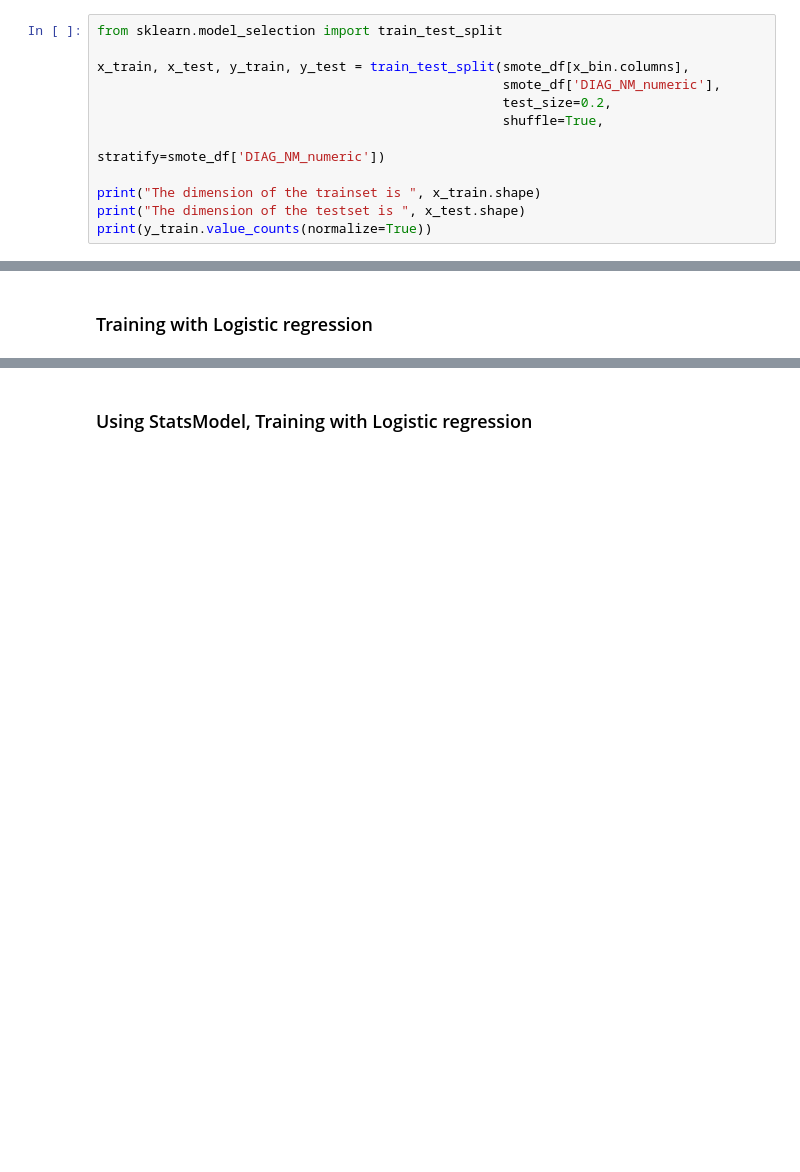
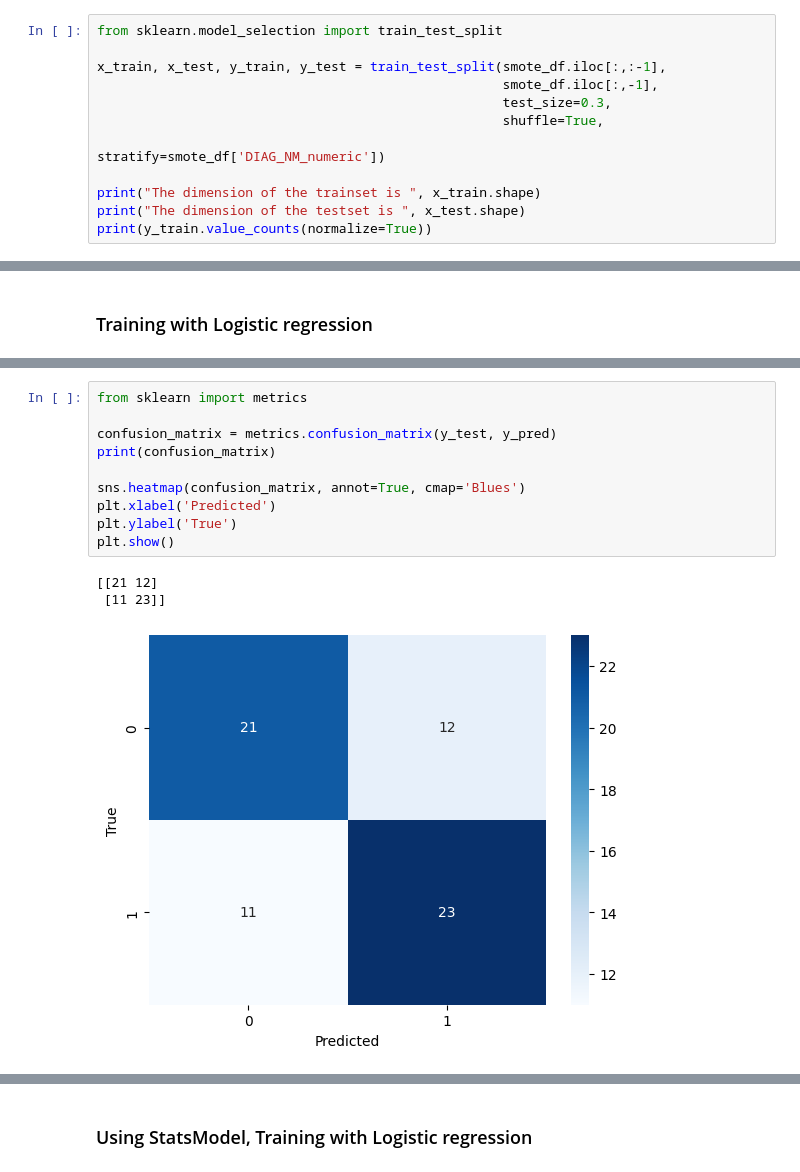
Before and after one commit to raewoo0908/INE2018, a Jupyter notebook: project.ipynb, the cells around one changed output, grey strips where cells are left out. Drawn from its saved outputs; the diff is of its cells as text; blank space fills up the shorter version.

```diff
--- a/project.ipynb
+++ b/project.ipynb
@@ -279,9 +169,9 @@ Name: DIAG_NM_numeric, Length: 174, dtype: int64
 # %%
 from sklearn.model_selection import train_test_split
 
-x_train, x_test, y_train, y_test = train_test_split(smote_df[x_bin.columns],
-                                                    smote_df['DIAG_NM_numeric'],
-                                                    test_size=0.2,
+x_train, x_test, y_train, y_test = train_test_split(smote_df.iloc[:,:-1],
+                                                    smote_df.iloc[:,-1],
+                                                    test_size=0.3,
                                                     shuffle=True,
                                                     stratify=smote_df['DIAG_NM_numeric'])
 
@@ -325,0 +222,14 @@ _____________________________________________
+# %%
+from sklearn import metrics
+
+confusion_matrix = metrics.confusion_matrix(y_test, y_pred)
+print(confusion_matrix)
+
+sns.heatmap(confusion_matrix, annot=True, cmap='Blues')
+plt.xlabel('Predicted')
+plt.ylabel('True')
+plt.show()
+# %% [output]
+[[21 12]
+ [11 23]]
+[figure, added]
```
Also changed, not shown: parts of 33 cells of this notebook, 1 other file.
